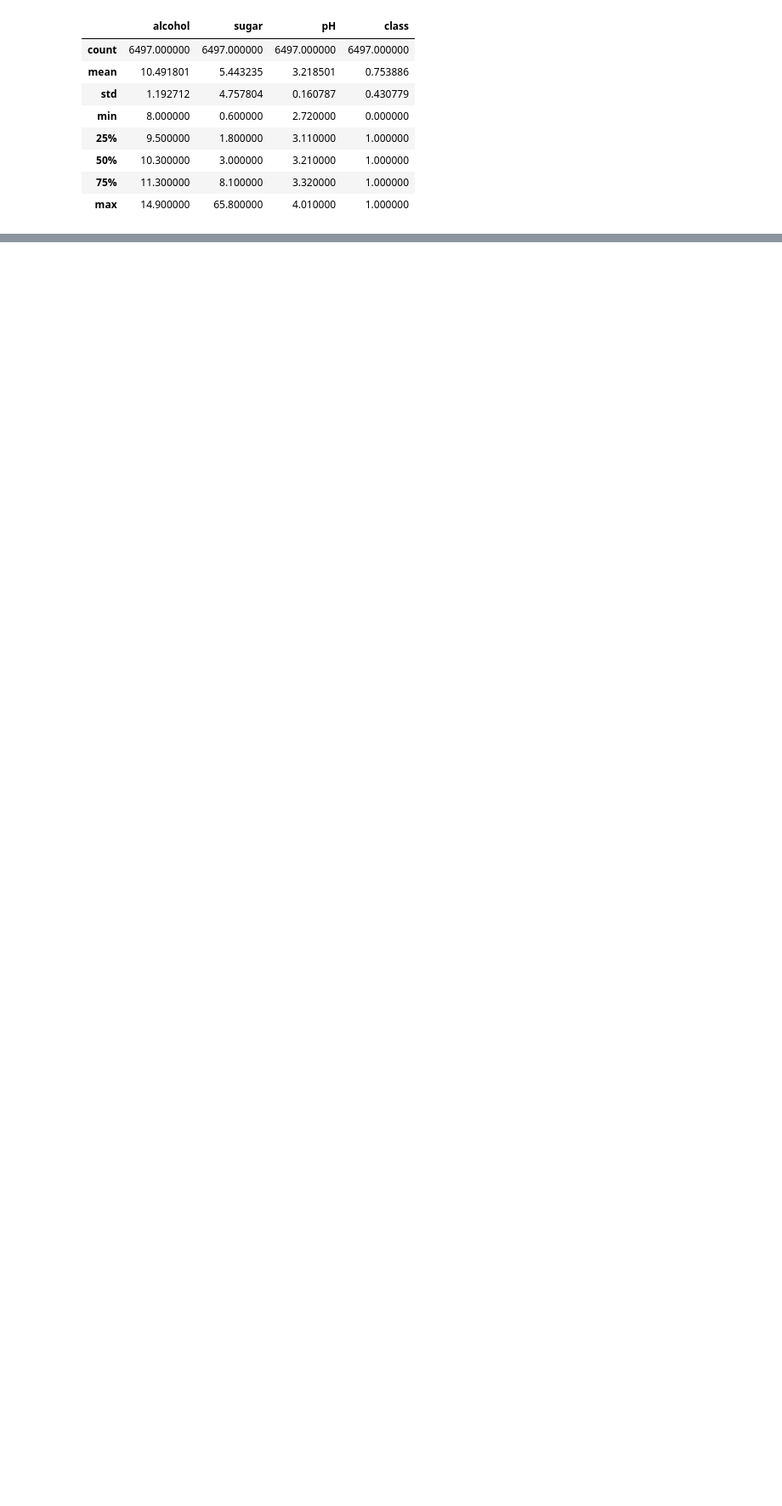
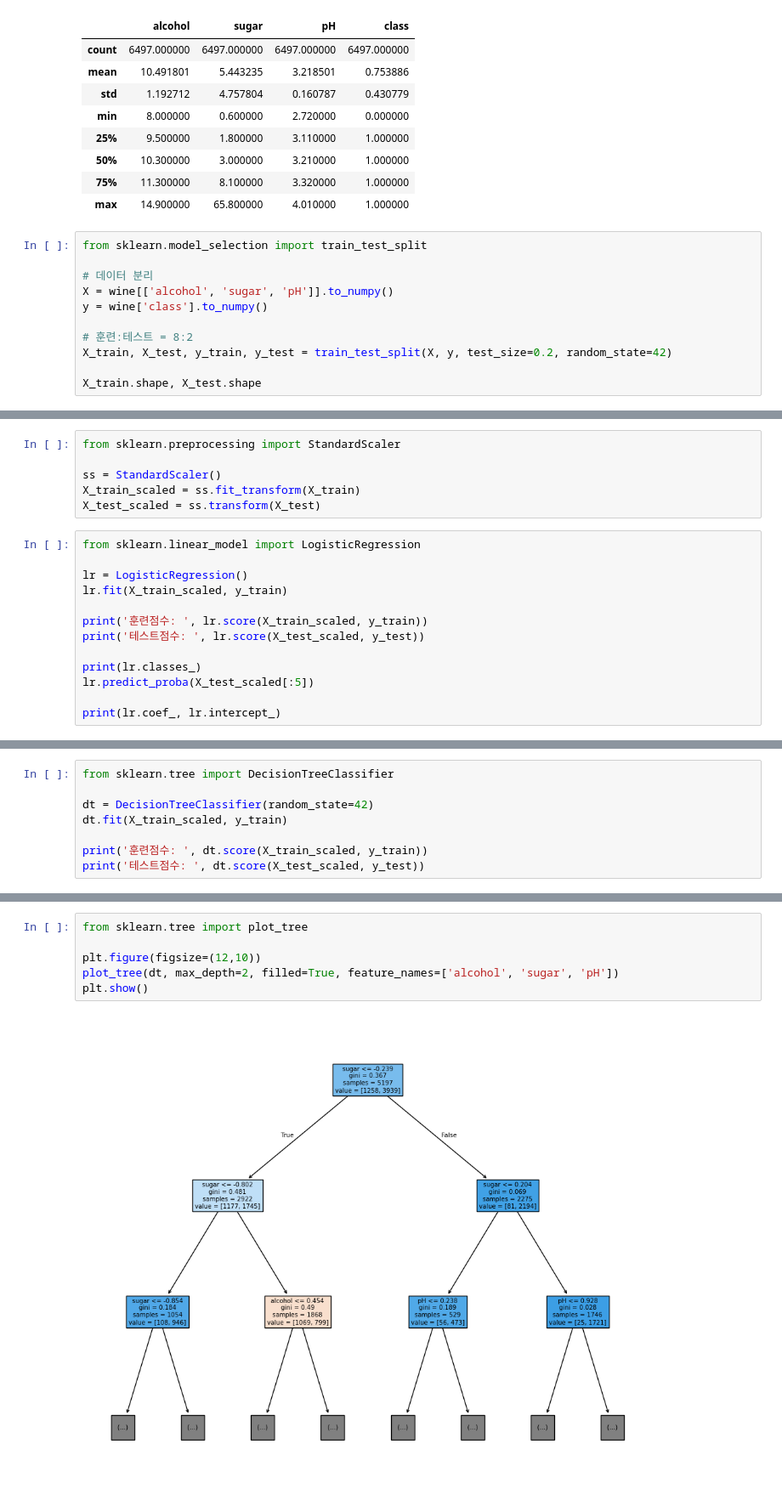
Before and after one commit to verba-neo/gaida-1, a Jupyter notebook: ML/05_descision_tree.ipynb, the cells around one changed output, grey strips where cells are left out. Shown at 85% size. Cells and saved outputs as stored; diff of their text form; blank space fills up the shorter version.

```diff
--- a/ML/05_descision_tree.ipynb
+++ b/ML/05_descision_tree.ipynb
@@ -34,3 +34,14 @@ memory usage: 203.2 KB
 | 50% | 10.300000 | 3.000000 | 3.210000 | 1.000000 |
 | 75% | 11.300000 | 8.100000 | 3.320000 | 1.000000 |
 | max | 14.900000 | 65.800000 | 4.010000 | 1.000000 |
+# %%
+from sklearn.model_selection import train_test_split
+
+# 데이터 분리
+X = wine[['alcohol', 'sugar', 'pH']].to_numpy()
+y = wine['class'].to_numpy()
+
+# 훈련:테스트 = 8:2
+X_train, X_test, y_train, y_test = train_test_split(X, y, test_size=0.2, random_state=42)
+
+X_train.shape, X_test.shape
@@ -36,0 +50,19 @@ memory usage: 203.2 KB
+# %%
+from sklearn.preprocessing import StandardScaler
+
+ss = StandardScaler()
+X_train_scaled = ss.fit_transform(X_train)
+X_test_scaled = ss.transform(X_test)
+# %%
+from sklearn.linear_model import LogisticRegression
+
+lr = LogisticRegression()
+lr.fit(X_train_scaled, y_train)
+
+print('훈련점수: ', lr.score(X_train_scaled, y_train))
+print('테스트점수: ', lr.score(X_test_scaled, y_test))
+
+print(lr.classes_)
+lr.predict_proba(X_test_scaled[:5])
+
+print(lr.coef_, lr.intercept_)
@@ -36,0 +74,8 @@ memory usage: 203.2 KB
+# %%
+from sklearn.tree import DecisionTreeClassifier
+
+dt = DecisionTreeClassifier(random_state=42)
+dt.fit(X_train_scaled, y_train)
+
+print('훈련점수: ', dt.score(X_train_scaled, y_train))
+print('테스트점수: ', dt.score(X_test_scaled, y_test))
@@ -36,0 +86,8 @@ memory usage: 203.2 KB
+# %%
+from sklearn.tree import plot_tree
+
+plt.figure(figsize=(12,10))
+plot_tree(dt, max_depth=2, filled=True, feature_names=['alcohol', 'sugar', 'pH'])
+plt.show()
+# %% [output]
+[figure, added]
```
Also changed, not shown: parts of 3 cells of this notebook.
